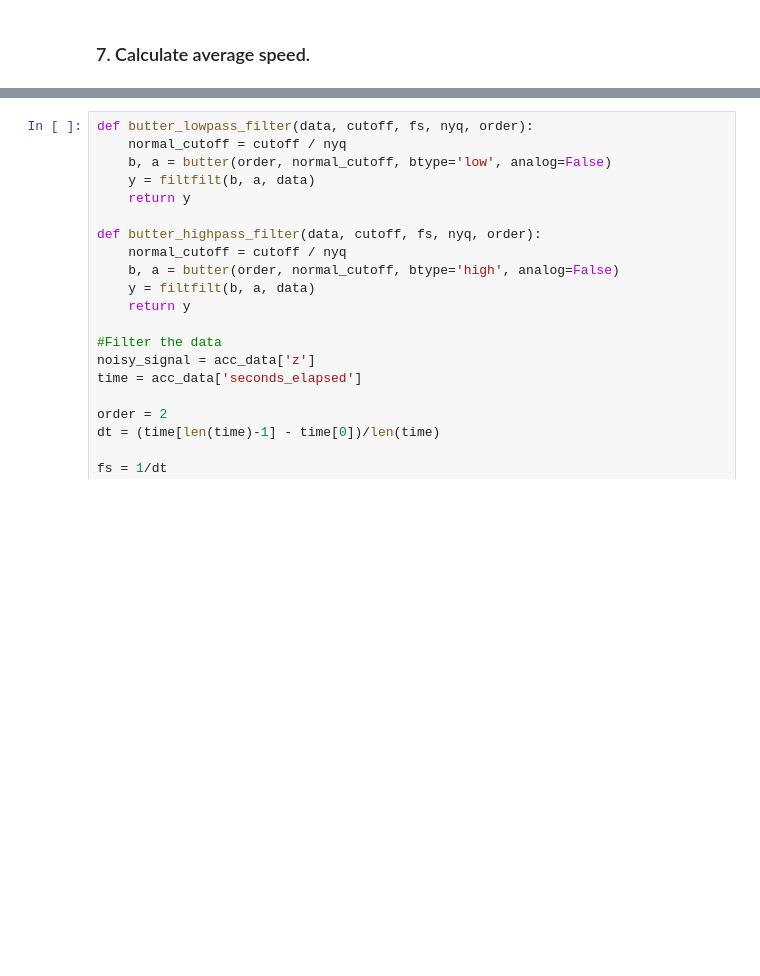
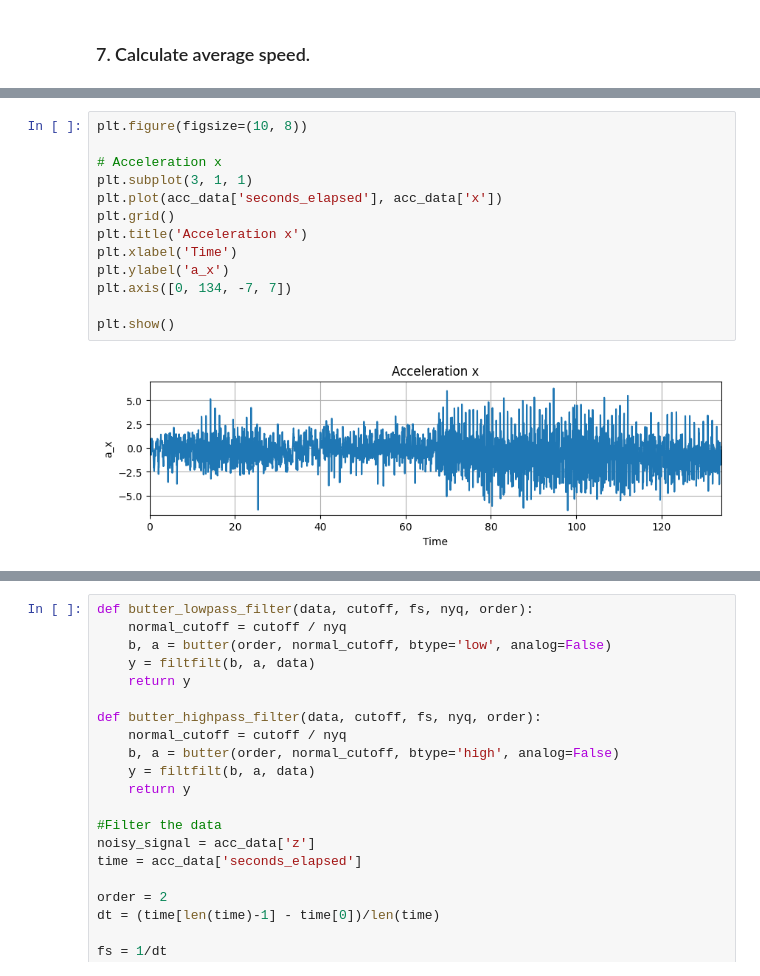
Before and after one commit to eveliinahampus/physics-project, a Jupyter notebook: hampusE.ipynb, the cells around one changed output, grey strips where cells are left out. Cells and saved outputs as stored; diff of their text form; blank space fills up the shorter version.

```diff
--- a/hampusE.ipynb
+++ b/hampusE.ipynb
@@ -146,0 +229,15 @@ Average speed:  1.6550564721041208 m/s
+# %%
+plt.figure(figsize=(10, 8))
+
+# Acceleration x
+plt.subplot(3, 1, 1)
+plt.plot(acc_data['seconds_elapsed'], acc_data['x'])
+plt.grid()
+plt.title('Acceleration x')
+plt.xlabel('Time')
+plt.ylabel('a_x')
+plt.axis([0, 134, -7, 7])
+
+plt.show()
+# %% [output]
+[figure, added]
```
Also changed, not shown: parts of 37 cells of this notebook, 1 other file.
